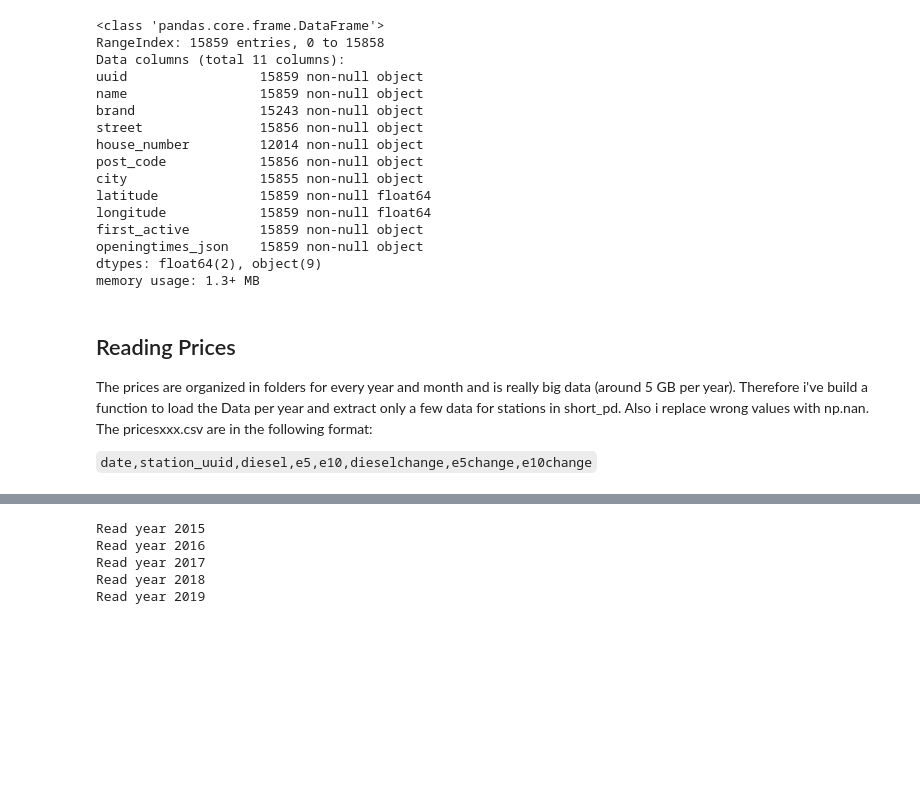
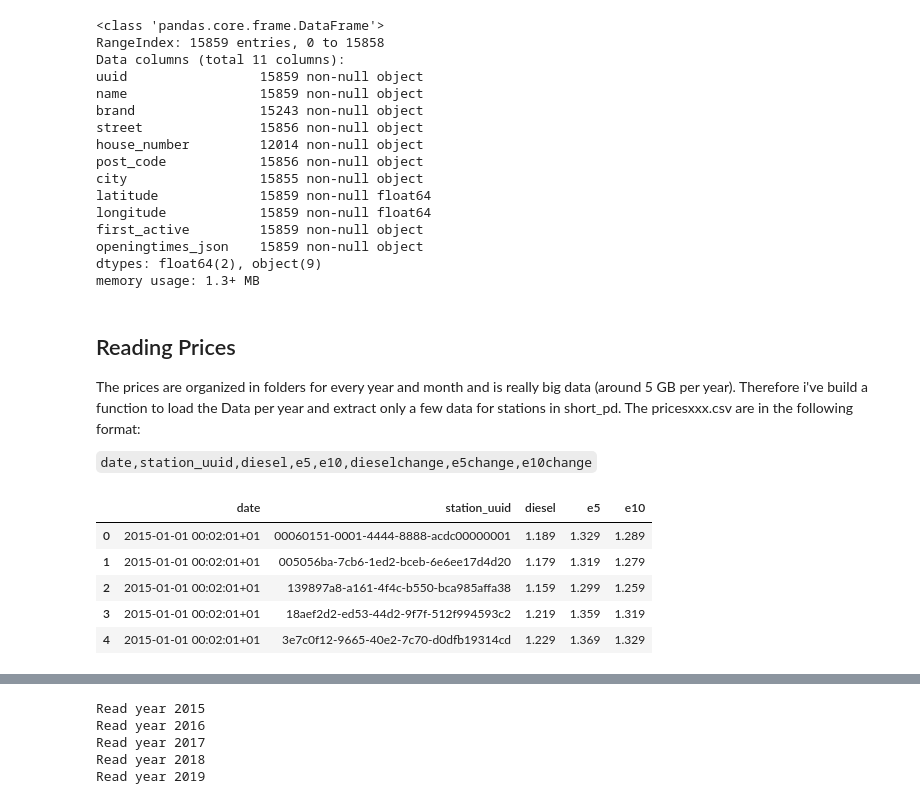
Before and after one commit to klogges5/capstone, a Jupyter notebook: DataRead.ipynb, the cells around one changed output, grey strips where cells are left out. Cells and saved outputs as stored; diff of their text form; code cells hidden in the pictures; blank space fills up the shorter version.

```diff
--- a/DataRead.ipynb
+++ b/DataRead.ipynb
@@ -53,7 +53,18 @@ short_pd = short_pd[short_pd['post_code'].str.match(pat = '40\d{3}')]
 # %% [markdown]
 ## Reading Prices
 
-The prices are organized in folders for every year and month and is really big data (around 5 GB per year). Therefore i've build a function to load the Data per year and extract only a few data for stations in short_pd. Also i replace wrong values with np.nan.
-The pricesxxx.csv are in the following format:
+The prices are organized in folders for every year and month and is really big data (around 5 GB per year). Therefore i've build a function to load the Data per year and extract only a few data for stations in short_pd. The pricesxxx.csv are in the following format:
 
 `date,station_uuid,diesel,e5,e10,dieselchange,e5change,e10change`
+# %%
+# let's read one file to see special cases or wrong data
+prices_tmp = pd.read_csv('e:Working/sprit/2015/01/2015-01-01-prices.csv', usecols=['date', 'station_uuid', 'diesel', 'e5', 'e10'])
+# %%
+prices_tmp.head()
+# %% [output]
+|  | date | station_uuid | diesel | e5 | e10 |
+| 0 | 2015-01-01 00:02:01+01 | 00060151-0001-4444-8888-acdc00000001 | 1.189 | 1.329 | 1.289 |
+| 1 | 2015-01-01 00:02:01+01 | 005056ba-7cb6-1ed2-bceb-6e6ee17d4d20 | 1.179 | 1.319 | 1.279 |
+| 2 | 2015-01-01 00:02:01+01 | 139897a8-a161-4f4c-b550-bca985affa38 | 1.159 | 1.299 | 1.259 |
+| 3 | 2015-01-01 00:02:01+01 | 18aef2d2-ed53-44d2-9f7f-512f994593c2 | 1.219 | 1.359 | 1.319 |
+| 4 | 2015-01-01 00:02:01+01 | 3e7c0f12-9665-40e2-7c70-d0dfb19314cd | 1.229 | 1.369 | 1.329 |
```
Also changed, not shown: parts of 24 cells of this notebook, 2 other files.
